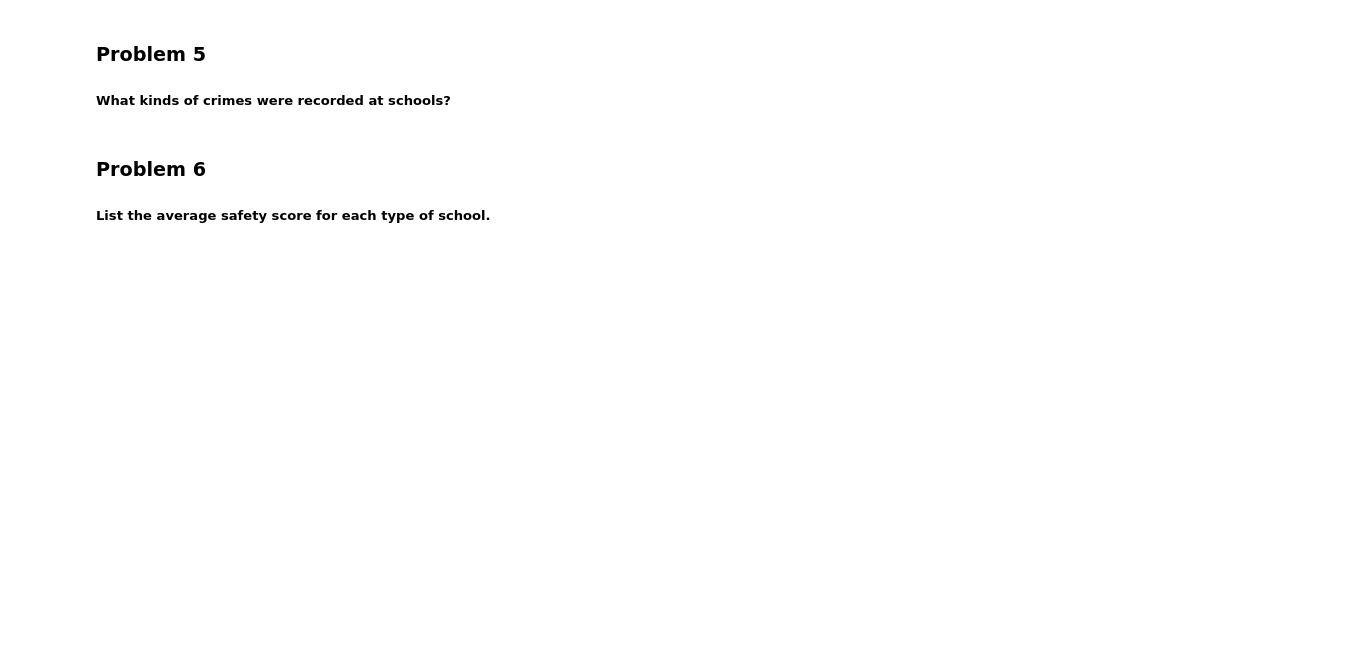
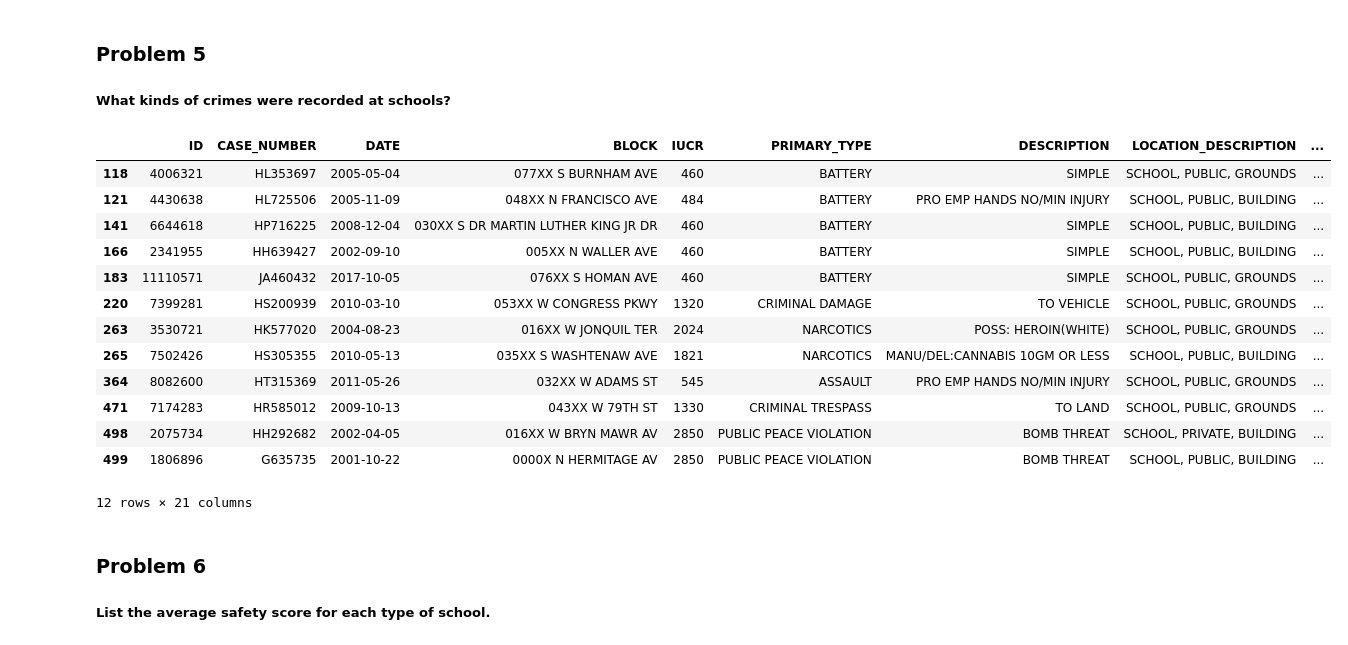
Before and after one commit to mrwoodzi/Data_Science_Certs_Progress, a Jupyter notebook: IBM_Data_Analytics_Professional_Cert/JupyterNotes/Practice_PANDAS_SQL.ipynb, the cells around one changed output. Saved outputs shown, nothing was run; the diff lists cells and outputs as text; code cells hidden in the pictures; blank space fills up the shorter version.

```diff
--- a/IBM_Data_Analytics_Professional_Cert/JupyterNotes/Practice_PANDAS_SQL.ipynb
+++ b/IBM_Data_Analytics_Professional_Cert/JupyterNotes/Practice_PANDAS_SQL.ipynb
@@ -262,6 +262,26 @@ CHICAGO_CRIME_DATA[CHICAGO_CRIME_DATA['DESCRIPTION'].str.contains('CHILD')]
 ### Problem 5
 
 ##### What kinds of crimes were recorded at schools?
+# %%
+# SELECT DISTINCT(DESCRIPTION), LOCATION_description
+#	FROM CHICAGO_CRIME_DATA
+#	WHERE LOCATION_DESCRIPTION LIKE '%SCHOOL%';
+CHICAGO_CRIME_DATA[CHICAGO_CRIME_DATA['LOCATION_DESCRIPTION'].str.contains('SCHOOL')]
+# %% [output]
+|  | ID | CASE_NUMBER | DATE | BLOCK | IUCR | PRIMARY_TYPE | DESCRIPTION | LOCATION_DESCRIPTION | ... |
+| 118 | 4006321 | HL353697 | 2005-05-04 | 077XX S BURNHAM AVE | 460 | BATTERY | SIMPLE | SCHOOL, PUBLIC, GROUNDS | ... |
+| 121 | 4430638 | HL725506 | 2005-11-09 | 048XX N FRANCISCO AVE | 484 | BATTERY | PRO EMP HANDS NO/MIN INJURY | SCHOOL, PUBLIC, BUILDING | ... |
+| 141 | 6644618 | HP716225 | 2008-12-04 | 030XX S DR MARTIN LUTHER KING JR DR | 460 | BATTERY | SIMPLE | SCHOOL, PUBLIC, BUILDING | ... |
+| 166 | 2341955 | HH639427 | 2002-09-10 | 005XX N WALLER AVE | 460 | BATTERY | SIMPLE | SCHOOL, PUBLIC, BUILDING | ... |
+| 183 | 11110571 | JA460432 | 2017-10-05 | 076XX S HOMAN AVE | 460 | BATTERY | SIMPLE | SCHOOL, PUBLIC, GROUNDS | ... |
+| 220 | 7399281 | HS200939 | 2010-03-10 | 053XX W CONGRESS PKWY | 1320 | CRIMINAL DAMAGE | TO VEHICLE | SCHOOL, PUBLIC, GROUNDS | ... |
+| 263 | 3530721 | HK577020 | 2004-08-23 | 016XX W JONQUIL TER | 2024 | NARCOTICS | POSS: HEROIN(WHITE) | SCHOOL, PUBLIC, GROUNDS | ... |
+| 265 | 7502426 | HS305355 | 2010-05-13 | 035XX S WASHTENAW AVE | 1821 | NARCOTICS | MANU/DEL:CANNABIS 10GM OR LESS | SCHOOL, PUBLIC, BUILDING | ... |
+| 364 | 8082600 | HT315369 | 2011-05-26 | 032XX W ADAMS ST | 545 | ASSAULT | PRO EMP HANDS NO/MIN INJURY | SCHOOL, PUBLIC, GROUNDS | ... |
+| 471 | 7174283 | HR585012 | 2009-10-13 | 043XX W 79TH ST | 1330 | CRIMINAL TRESPASS | TO LAND | SCHOOL, PUBLIC, GROUNDS | ... |
+| 498 | 2075734 | HH292682 | 2002-04-05 | 016XX W BRYN MAWR AV | 2850 | PUBLIC PEACE VIOLATION | BOMB THREAT | SCHOOL, PRIVATE, BUILDING | ... |
+| 499 | 1806896 | G635735 | 2001-10-22 | 0000X N HERMITAGE AV | 2850 | PUBLIC PEACE VIOLATION | BOMB THREAT | SCHOOL, PUBLIC, BUILDING | ... |
+12 rows × 21 columns
 # %% [markdown]
 ### Problem 6
 
```
Also changed, not shown: parts of 2 cells of this notebook, 1 other file.
